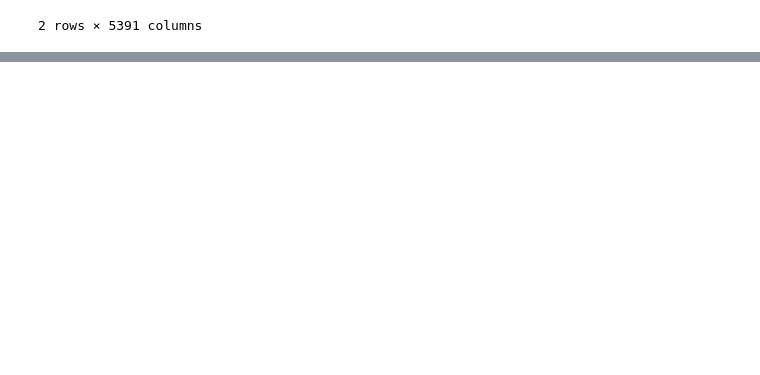
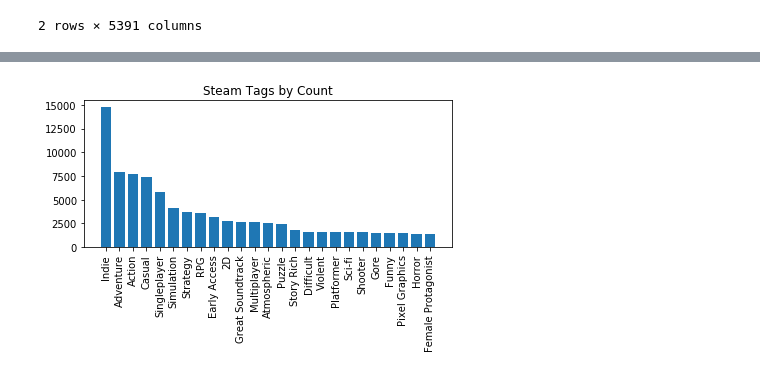
Before and after one commit to micsab/Game-Recommendation-Engine, a Jupyter notebook: random.ipynb, the cells around one changed output, grey strips where cells are left out. Cells and saved outputs as stored; diff of their text form; code cells hidden in the pictures; blank space fills up the shorter version.

```diff
--- a/Untitled.ipynb
+++ b/random.ipynb
@@ -99,3 +120,6 @@ df.T
 | Source | 76561197963876634 | 76561197963876634 | 76561197963876634 | 76561197963876634 | 76561197963876634 | 76561197963876634 | 76561197963876634 | 76561197963876634 | 76561197963876634 | 76561197963876634 | ... | ... |
 | Target | Counter-Strike | Team Fortress Classic | Day of Defeat | Deathmatch Classic | Half-Life: Opposing Force | Ricochet | Half-Life | Half-Life: Blue Shift | Half-Life 2 | Counter-Strike: Source | ... | ... |
 2 rows × 5391 columns
+# %%
+tags = pd.read_csv('steam_tags_with_pics_v2.csv', sep="\t", index_col=0)
+tags.head()
@@ -101,0 +149,3 @@ df.T
+# %%
+text = " ".join(desc for desc in tags.steam_tags)
+text[0:1000]
@@ -101,0 +154,11 @@ df.T
+# %%
+textlist = text[0:10000].split(", ")
+
+wordfreq = [textlist.count(w) for w in textlist]
+
+#print("List\n" + str(textlist) + "\n")
+#print("Frequencies\n" + str(wordfreq) + "\n")
+#print("Pairs\n" + str(zip(textlist, wordfreq)))
+pairs = Counter(text.split(", ")).most_common(25)
+#sorted(pairs, key=lambda tup: tup[1])
+pairs
@@ -101,0 +183,16 @@ df.T
+# %%
+word = []
+frequency = []
+
+for i in range(len(pairs)):
+    word.append(pairs[i][0])
+    frequency.append(pairs[i][1])
+
+indices = np.arange(len(pairs))
+plt.bar(indices, frequency)
+plt.title('Steam Tags by Count')
+plt.xticks(indices, word, rotation='vertical')
+plt.tight_layout()
+plt.show()
+# %% [output]
+[figure, added]
```
Also changed, not shown: parts of 11 cells of this notebook.
